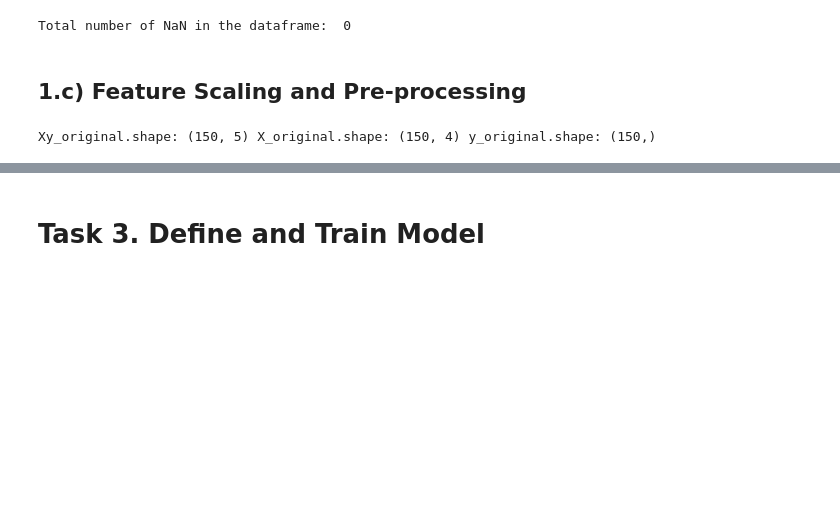
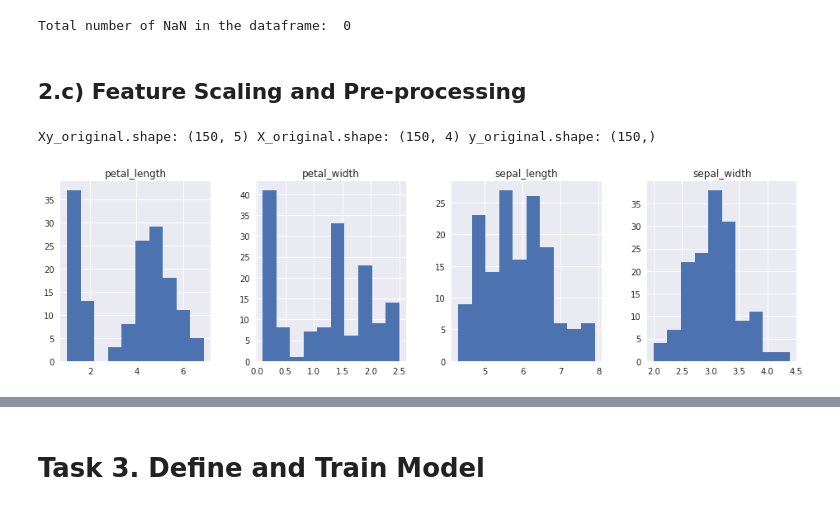
Before and after one commit to daines-analytics/deep-learning-projects, a Jupyter notebook: _py-project-templates/py_tensorflow_multiclass_tabular_data_example.ipynb, the cells around one changed output, grey strips where cells are left out. Drawn from its saved outputs; the diff is of its cells as text; code cells hidden in the pictures; blank space fills up the shorter version.

```diff
--- a/_py-project-templates/py_tensorflow_multiclass_tabular_data_example.ipynb
+++ b/_py-project-templates/py_tensorflow_multiclass_tabular_data_example.ipynb
@@ -254,7 +285,7 @@ print('Total number of NaN in the dataframe: ', Xy_original.isnull().sum().sum()
 # %% [output]
 Total number of NaN in the dataframe:  0
 # %% [markdown]
-## 1.c) Feature Scaling and Pre-processing
+## 2.c) Feature Scaling and Pre-processing
 # %%
 # Use variable totCol to hold the number of columns in the dataframe
 totCol = len(Xy_original.columns)
@@ -293,3 +324,10 @@ fig_size = plt.rcParams["figure.figsize"]
 fig_size[0] = dispCol*4
 fig_size[1] = dispRow*4
 plt.rcParams["figure.figsize"] = fig_size
+# %%
+# Histograms for each attribute before pre-processing
+columns_to_scale = X_original.columns[X_original.dtypes == 'float64'].tolist()
+X_original[columns_to_scale].hist(layout=(dispRow,dispCol))
+plt.show()
+# %% [output]
+[figure, added]
```
Also changed, not shown: parts of 37 cells of this notebook, 4 other files.
